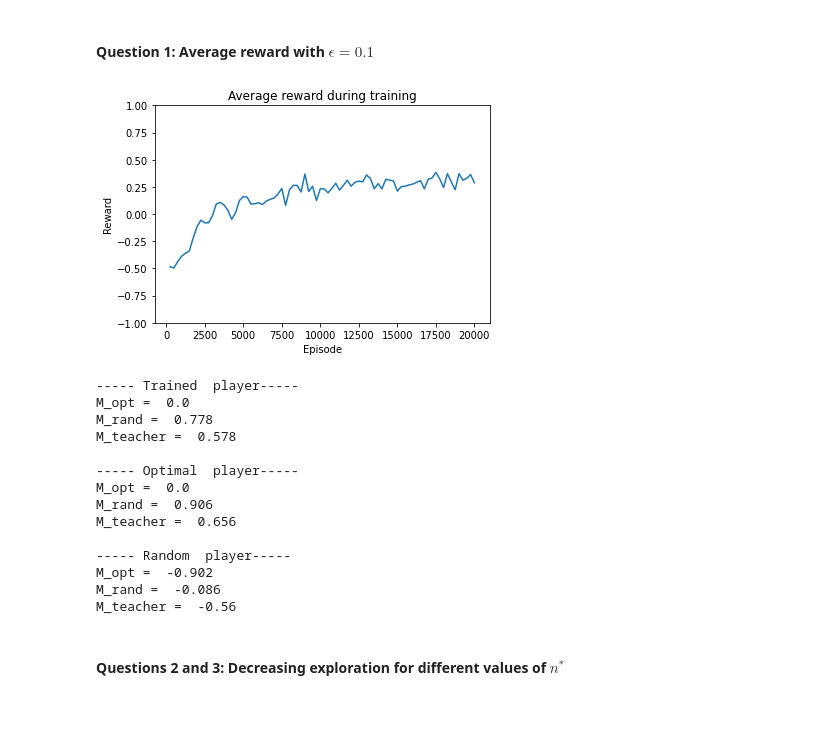
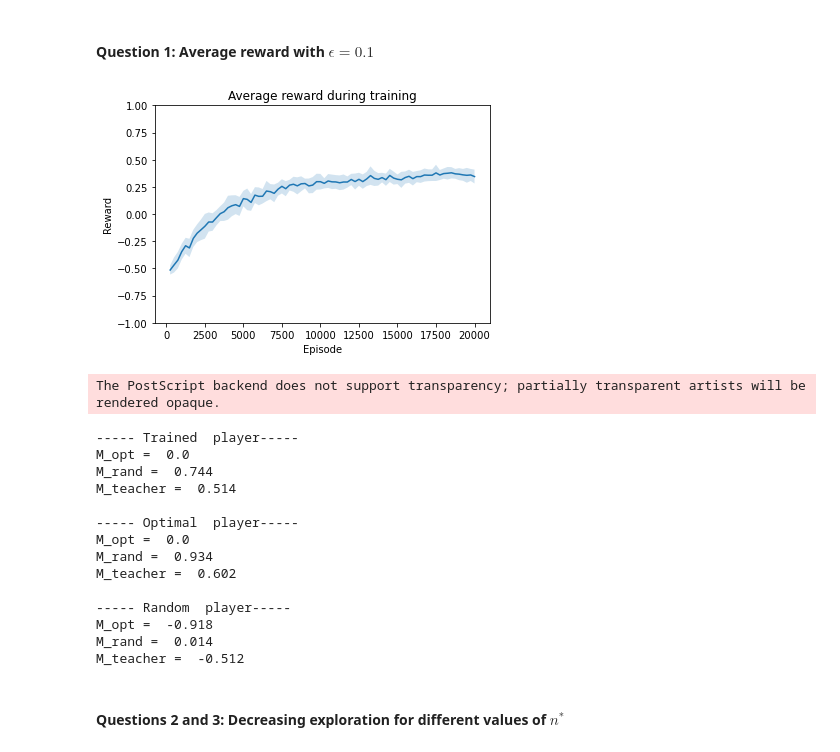
Before and after one commit to IvanBioli/ANN_Project, a Jupyter notebook: code/mini_project_1.ipynb, the cells around one changed output. Saved outputs shown, nothing was run; the diff lists cells and outputs as text; code cells hidden in the pictures; blank space fills up the shorter version.

```diff
--- a/code/mini_project_1.ipynb
+++ b/code/mini_project_1.ipynb
@@ -6,8 +15,10 @@ import pickle
 # %%
 # Configurations
-save_stats = False
-save_figs = True
-load = True
+save_stats = True
+save_figs = False
+load = False
+
+seed = 0
 # %% [markdown]
 ## 2. Q-Learning
 # %%
@@ -18,6 +29,7 @@ alpha = 0.05    # Learning rate
 gamma = 0.99    # Discount factor
 epsilon_opt = 0.5   # Optimal player's epsilon
 num_episodes = 20000
+num_avg = 20
 # %% [markdown]
 ### 2.1 Learning from experts
 # %%
@@ -50,8 +70,8 @@ if not load:
 if load:
     output_folder = os.path.join(os.getcwd(), 'results')
     os.makedirs(output_folder, exist_ok=True)
-    fname = output_folder + '/stats_dict_eps.pkl'
+    fname = output_folder + '/stats_dict_eps_list.pkl'
     with open(fname, 'rb') as handle:
-        stats_dict_eps = pickle.load(handle)
+        stats_dict_eps_list = pickle.load(handle)
 
-plot_stats(stats_dict_eps, epsilon_vec_plot, "epsilon", "\epsilon", save=True)
+plot_stats(stats_dict_eps_list, epsilon_vec_plot, "epsilon", "\epsilon", save=save_figs, std=True)
@@ -74,56 +79,67 @@ The PostScript backend does not support transparency; partially transparent arti
 #### Question 1: Average reward with $\epsilon = 0.1$
 # %%
 epsilon_exploration = 0.1
-Q, stats = q_learning(env, epsilon_exploration=epsilon_exploration, num_episodes=num_episodes, verbose=False, against_opt=True)
+rewards_list = []
+for i in range(num_avg):
+    Q, stats = q_learning(env, epsilon_exploration=epsilon_exploration, num_episodes=num_episodes, verbose=False, against_opt=True)
+    rewards_list.append(stats['rewards'])
 # %%
 # Plotting the average reward for every 250 games during training
-running_average_rewards, x = running_average(stats['rewards'])
+running_rewards_list = []
+for reward in rewards_list:
+    running_average_rewards, x = running_average(reward)
+    running_rewards_list.append(running_average_rewards)
+
+running_average_rewards = np.mean(running_rewards_list, axis=0)
+stds = np.std(running_rewards_list, axis=0)
 fig = plt.figure()
 plt.plot(x, running_average_rewards)
+plt.fill_between(x, running_average_rewards - stds, running_average_rewards + stds, alpha=0.2)
 plt.ylim([-1,1])
 plt.xlabel('Episode')
 plt.ylabel('Reward')
 plt.title('Average reward during training')
 plt.show()
 if save_figs:
         output_folder = os.path.join(os.getcwd(), 'figures')
         os.makedirs(output_folder, exist_ok=True)
         fig.savefig(output_folder + '/rewards_Q1.png')
         fig.savefig(output_folder + '/rewards_Q1.eps', format = 'eps')
 
 # Comparing the performance with the optimal player and the random player
 turns = np.array(['X','O'])
 player_opt = OptimalPlayer(epsilon=0.)
 player_rand = OptimalPlayer(epsilon=1.)
 teacher = OptimalPlayer(epsilon=0.5)
 
 names = ['Trained', 'Optimal', 'Random']
 players = [QPlayer(Q=Q), OptimalPlayer(epsilon=0.), OptimalPlayer(epsilon=1.)]
 
 for (name, player) in zip(names, players):
     print("\n-----", name, " player-----")
     m_opt = measure_performance(player, player_opt)
     print("M_opt = ", m_opt)
     m_rand = measure_performance(player, player_rand)
     print("M_rand = ", m_rand)
     m_teacher = measure_performance(player, teacher)
     print("M_teacher = ", m_teacher)
 # %% [output]
-[figure, old version]
+[figure, new version]
------ Trained  player-----
-M_opt =  0.0
-M_rand =  0.778
-M_teacher =  0.578
-
------ Optimal  player-----
-M_opt =  0.0
-M_rand =  0.906
-M_teacher =  0.656
-
------ Random  player-----
-M_opt =  -0.902
-M_rand =  -0.086
-M_teacher =  -0.56
+The PostScript backend does not support transparency; partially transparent artists will be rendered opaque.
+----- Trained  player-----
+M_opt =  0.0
+M_rand =  0.744
+M_teacher =  0.514
+
+----- Optimal  player-----
+M_opt =  0.0
+M_rand =  0.934
+M_teacher =  0.602
+
+----- Random  player-----
+M_opt =  -0.918
+M_rand =  0.014
+M_teacher =  -0.512
 # %% [markdown]
 #### Questions 2 and 3: Decreasing exploration for different values of $n^{*}$
 # %%
```
Also changed, not shown: parts of 10 cells of this notebook, 2 other files.
